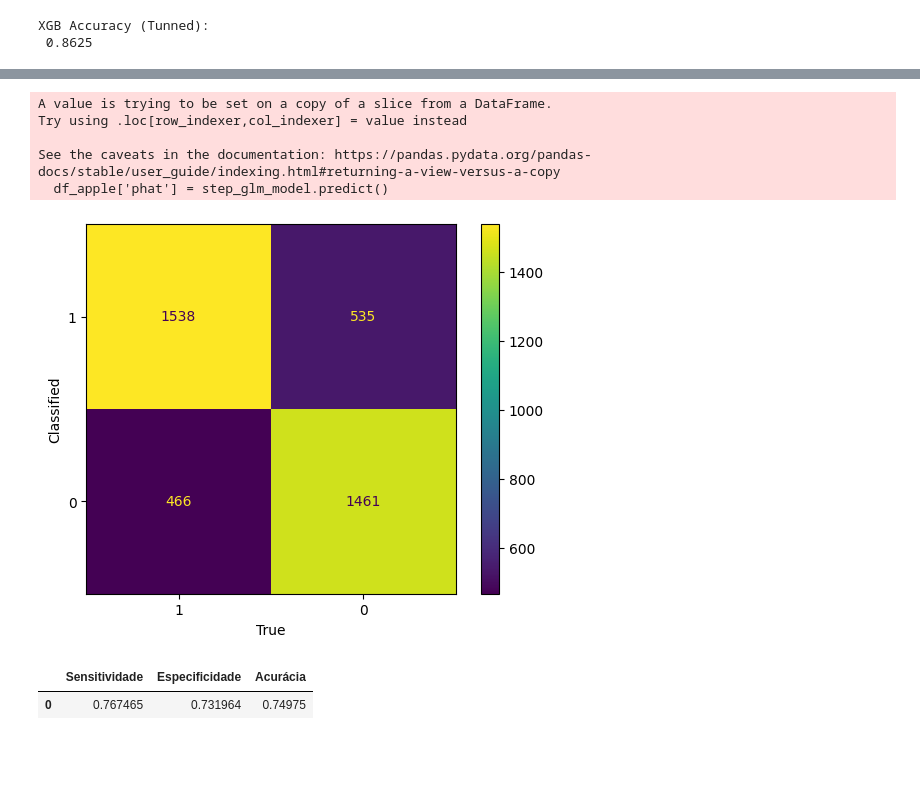
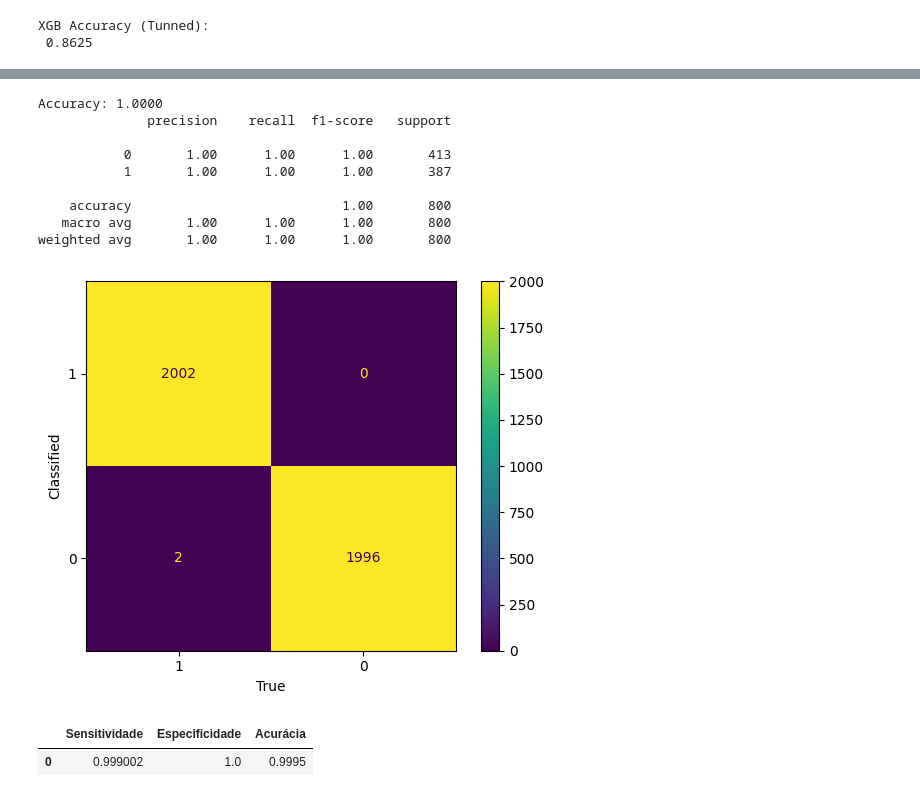
Before and after one commit to brborges/apple_quality, a Jupyter notebook: script_01_apple_quality.ipynb, the cells around one changed output, grey strips where cells are left out. Saved outputs shown, nothing was run; the diff lists cells and outputs as text; code cells hidden in the pictures; blank space fills up the shorter version.

Commit message:
improving accuracy - final model (tunned)

```diff
--- a/script_01_apple_quality.ipynb
+++ b/script_01_apple_quality.ipynb
@@ -576,3 +488,21 @@ Q('Acidity')      -0.2913      0.021    -13.667      0.000      -0.333      -0.2
+# %%
+y_pred = xgb_pipeline_tuned.predict(X_valid)
+
+accuracy = accuracy_score(y_valid, y_pred)
+
+print(f"Accuracy: {accuracy:.4f}")
+
+print(classification_report(y_valid, y_pred))
+# %% [output]
+Accuracy: 1.0000
+              precision    recall  f1-score   support
+
+           0       1.00      1.00      1.00       413
+           1       1.00      1.00      1.00       387
+
+    accuracy                           1.00       800
+   macro avg       1.00      1.00      1.00       800
+weighted avg       1.00      1.00      1.00       800
 # %%
 from sklearn.metrics import confusion_matrix, accuracy_score,\
     ConfusionMatrixDisplay, recall_score
@@ -589,41 +519,36 @@ def matriz_confusao(predicts, observado, cutoff):
         else:
             predicao_binaria.append(1)
 
     cm = confusion_matrix(predicao_binaria, observado)
     disp = ConfusionMatrixDisplay(confusion_matrix=cm)
     disp.plot()
     plt.xlabel('True')
     plt.ylabel('Classified')
     plt.gca().invert_xaxis()
     plt.gca().invert_yaxis()
     plt.show()
 
     sensitividade = recall_score(observado, predicao_binaria, pos_label=1)
     especificidade = recall_score(observado, predicao_binaria, pos_label=0)
     acuracia = accuracy_score(observado, predicao_binaria)
 
     #Visualizando os principais indicadores desta matriz de confusão
     indicadores = pd.DataFrame({'Sensitividade':[sensitividade],
                                 'Especificidade':[especificidade],
                                 'Acurácia':[acuracia]})
     return indicadores
 
 
 # In[ ]: Construção da matriz de confusão
 
 # Adicionando os valores previstos de probabilidade na base de dados
-df_apple['phat'] = step_glm_model.predict()
+X_full['phat'] = xgb_pipeline_full.predict(X_full)
 
 #Matriz de confusão para cutoff = 0.5
-matriz_confusao(observado=df_apple['Quality'],
-                predicts=df_apple['phat'],
+matriz_confusao(observado=y_full,
+                predicts=X_full['phat'],
                 cutoff=0.50)
 # %% [output]
-A value is trying to be set on a copy of a slice from a DataFrame.
-Try using .loc[row_indexer,col_indexer] = value instead
-
-See the caveats in the documentation: https://pandas.pydata.org/pandas-docs/stable/user_guide/indexing.html#returning-a-view-versus-a-copy
-  df_apple['phat'] = step_glm_model.predict()
-[figure, old version]
+[figure, new version]
 |  | Sensitividade | Especificidade | Acurácia |
-| 0 | 0.767465 | 0.731964 | 0.74975 |
+| 0 | 0.999002 | 1.0 | 0.9995 |
```
Also changed, not shown: parts of 6 cells of this notebook.
